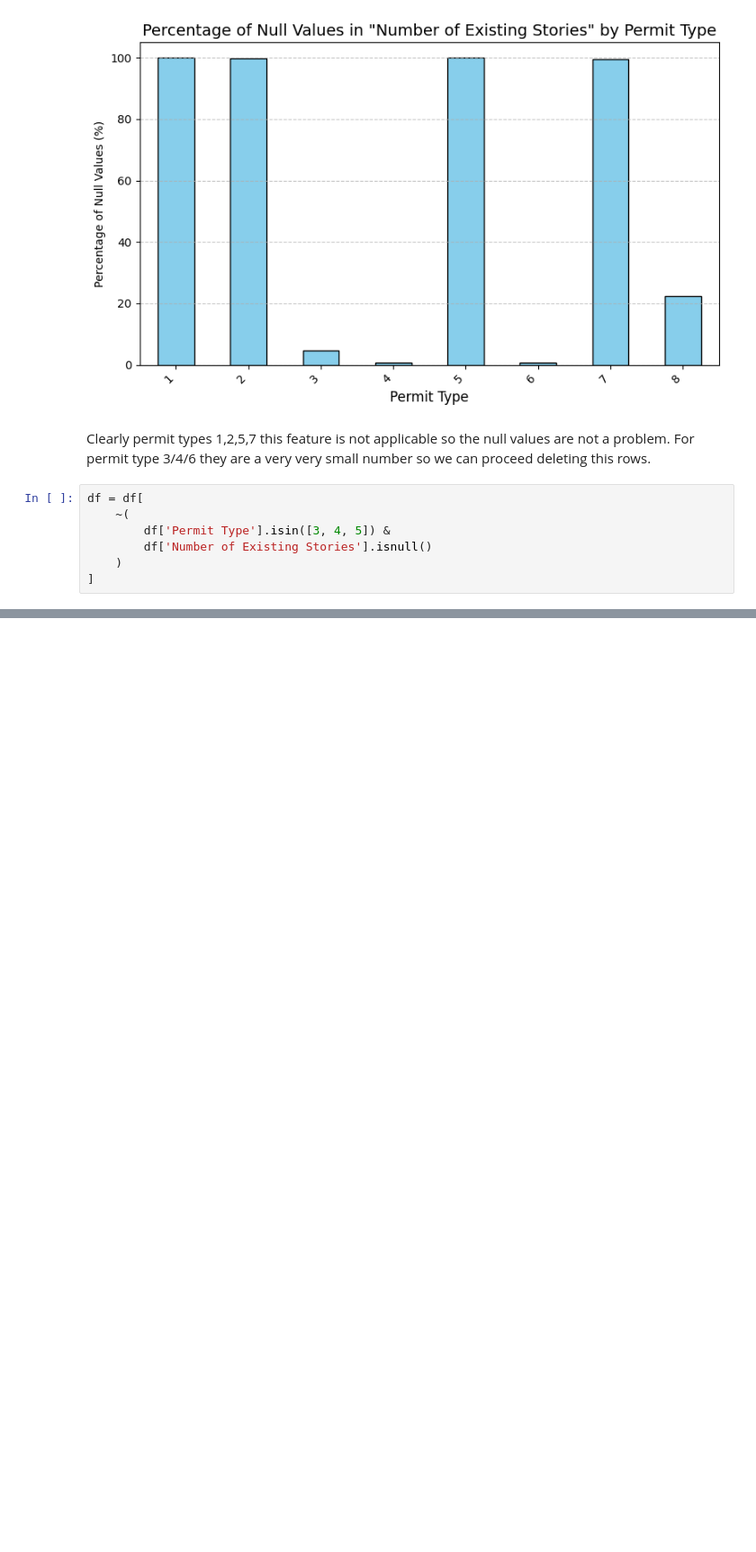
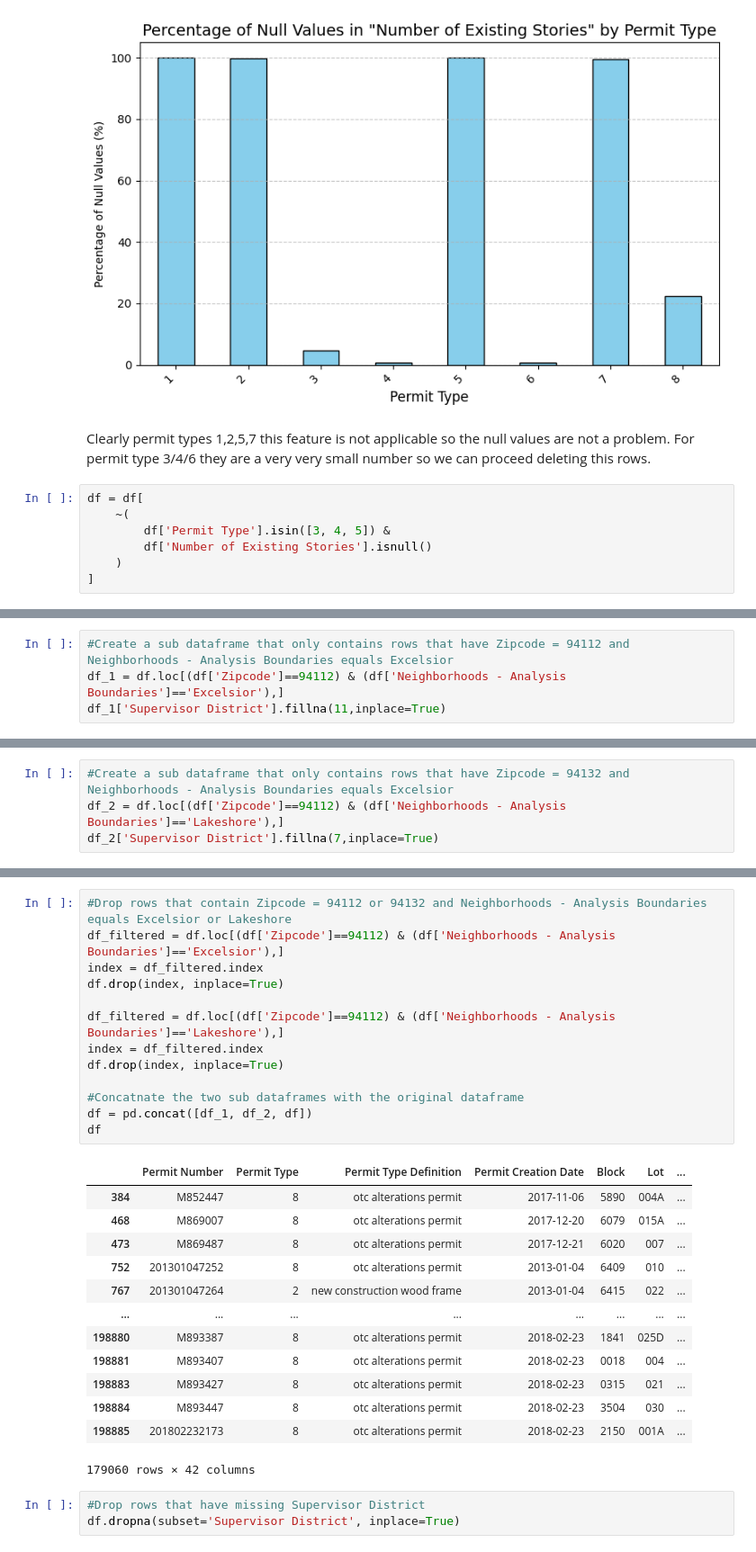
Before and after one commit to tomaz-suller/diq, a Jupyter notebook: notebooks/1-federica.ipynb, the cells around one changed output, grey strips where cells are left out. Shown at 90% size. Cells and saved outputs as stored; diff of their text form; blank space fills up the shorter version.

```diff
--- a/notebooks/1-federica.ipynb
+++ b/notebooks/1-federica.ipynb
@@ -483,0 +682,4 @@ As a result, buildings with an OTC Alteration permit are usually not undergoing
+# %%
+#Create a sub dataframe that only contains rows that have Zipcode = 94112 and Neighborhoods - Analysis Boundaries equals Excelsior
+df_1 = df.loc[(df['Zipcode']==94112) & (df['Neighborhoods - Analysis Boundaries']=='Excelsior'),]
+df_1['Supervisor District'].fillna(11,inplace=True)
@@ -483,0 +697,4 @@ As a result, buildings with an OTC Alteration permit are usually not undergoing
+# %%
+#Create a sub dataframe that only contains rows that have Zipcode = 94132 and Neighborhoods - Analysis Boundaries equals Excelsior
+df_2 = df.loc[(df['Zipcode']==94112) & (df['Neighborhoods - Analysis Boundaries']=='Lakeshore'),]
+df_2['Supervisor District'].fillna(7,inplace=True)
@@ -483,0 +712,30 @@ As a result, buildings with an OTC Alteration permit are usually not undergoing
+# %%
+#Drop rows that contain Zipcode = 94112 or 94132 and Neighborhoods - Analysis Boundaries equals Excelsior or Lakeshore
+df_filtered = df.loc[(df['Zipcode']==94112) & (df['Neighborhoods - Analysis Boundaries']=='Excelsior'),]
+index = df_filtered.index
+df.drop(index, inplace=True)
+
+df_filtered = df.loc[(df['Zipcode']==94112) & (df['Neighborhoods - Analysis Boundaries']=='Lakeshore'),]
+index = df_filtered.index
+df.drop(index, inplace=True)
+
+#Concatnate the two sub dataframes with the original dataframe
+df = pd.concat([df_1, df_2, df])
+df
+# %% [output]
+|  | Permit Number | Permit Type | Permit Type Definition | Permit Creation Date | Block | Lot | ... |
+| 384 | M852447 | 8 | otc alterations permit | 2017-11-06 | 5890 | 004A | ... |
+| 468 | M869007 | 8 | otc alterations permit | 2017-12-20 | 6079 | 015A | ... |
+| 473 | M869487 | 8 | otc alterations permit | 2017-12-21 | 6020 | 007 | ... |
+| 752 | 201301047252 | 8 | otc alterations permit | 2013-01-04 | 6409 | 010 | ... |
+| 767 | 201301047264 | 2 | new construction wood frame | 2013-01-04 | 6415 | 022 | ... |
+| ... | ... | ... | ... | ... | ... | ... | ... |
+| 198880 | M893387 | 8 | otc alterations permit | 2018-02-23 | 1841 | 025D | ... |
+| 198881 | M893407 | 8 | otc alterations permit | 2018-02-23 | 0018 | 004 | ... |
+| 198883 | M893427 | 8 | otc alterations permit | 2018-02-23 | 0315 | 021 | ... |
+| 198884 | M893447 | 8 | otc alterations permit | 2018-02-23 | 3504 | 030 | ... |
+| 198885 | 201802232173 | 8 | otc alterations permit | 2018-02-23 | 2150 | 001A | ... |
+179060 rows × 42 columns
+# %%
+#Drop rows that have missing Supervisor District
+df.dropna(subset='Supervisor District', inplace=True)
```
Also changed, not shown: parts of 36 cells of this notebook.
